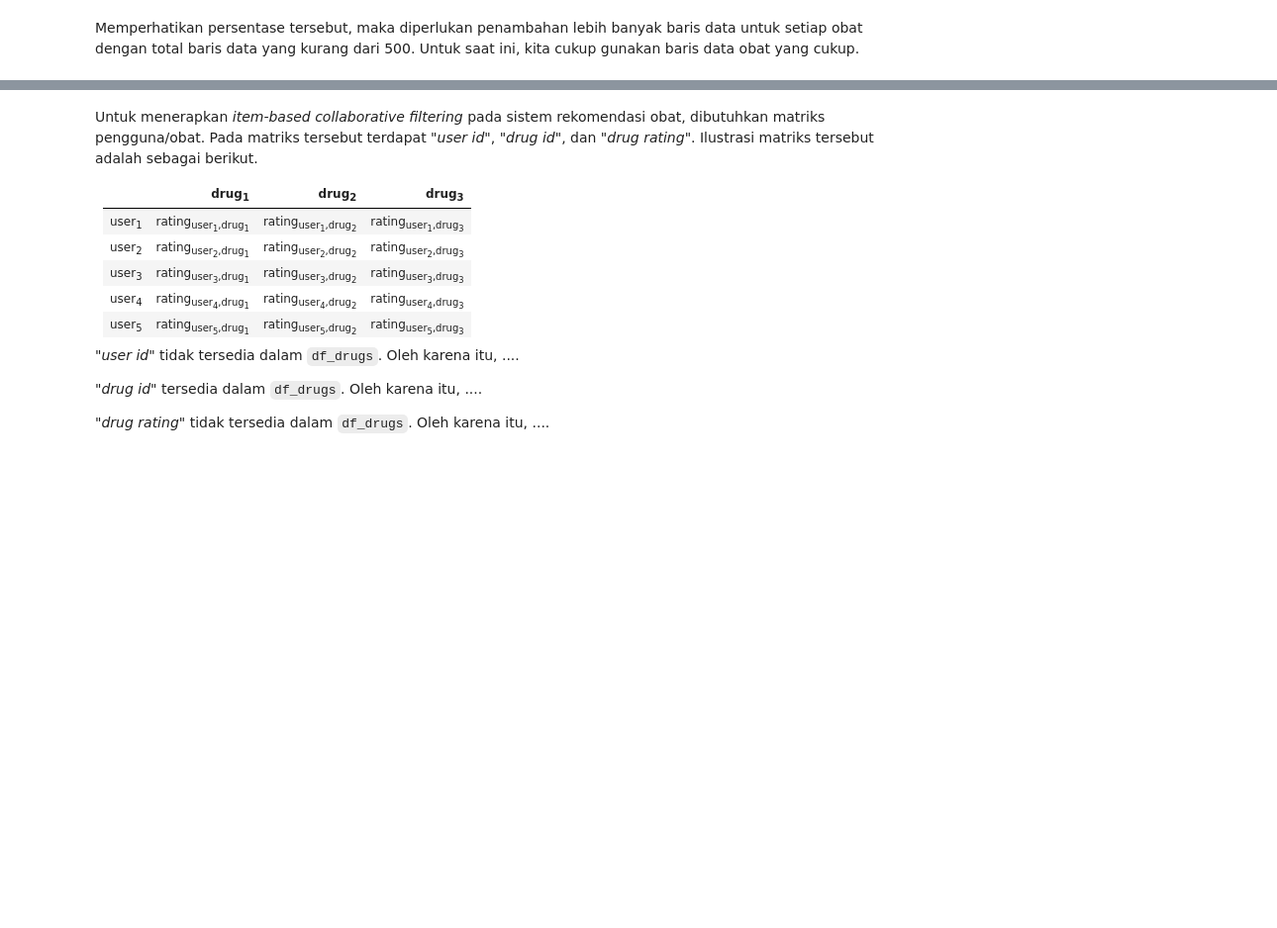
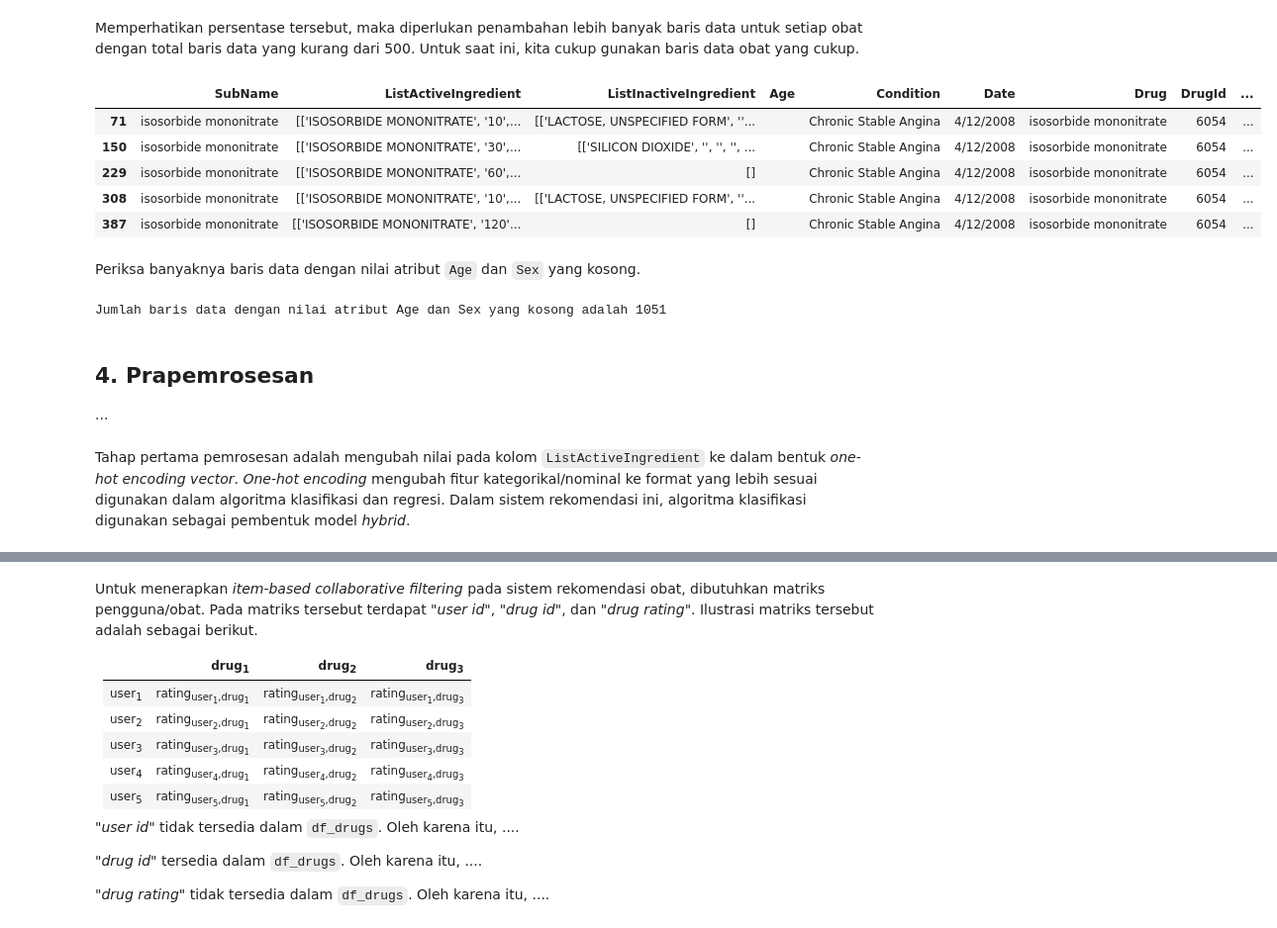
Before and after one commit to exemuel/weighted-hybrid-med-recsys, a Jupyter notebook: recommendation.ipynb, the cells around one changed output, grey strips where cells are left out. Shown at 99% size. Cells and saved outputs as stored; diff of their text form; code cells hidden in the pictures; blank space fills up the shorter version.

```diff
--- a/recommendation.ipynb
+++ b/recommendation.ipynb
@@ -471,3 +472,11 @@ Memperhatikan persentase tersebut, maka diperlukan penambahan lebih banyak baris
 # %%
 list_sufficient = [val for val, cnt in df_drugs["Drug"].value_counts().iteritems() if cnt >= 500]
 df_drugs_sub = df_drugs[df_drugs["Drug"].isin(list_sufficient)]
+df_drugs_sub[(df_drugs_sub["Age"] == " ") & (df_drugs_sub["Sex"] == " ")].head()
+# %% [output]
+|  | SubName | ListActiveIngredient | ListInactiveIngredient | Age | Condition | Date | Drug | DrugId | ... |
+| 71 | isosorbide mononitrate | [['ISOSORBIDE MONONITRATE', '10',... | [['LACTOSE, UNSPECIFIED FORM', ''... |  | Chronic Stable Angina | 4/12/2008 | isosorbide mononitrate | 6054 | ... |
+| 150 | isosorbide mononitrate | [['ISOSORBIDE MONONITRATE', '30',... | [['SILICON DIOXIDE', '', '', '', ... |  | Chronic Stable Angina | 4/12/2008 | isosorbide mononitrate | 6054 | ... |
+| 229 | isosorbide mononitrate | [['ISOSORBIDE MONONITRATE', '60',... | [] |  | Chronic Stable Angina | 4/12/2008 | isosorbide mononitrate | 6054 | ... |
+| 308 | isosorbide mononitrate | [['ISOSORBIDE MONONITRATE', '10',... | [['LACTOSE, UNSPECIFIED FORM', ''... |  | Chronic Stable Angina | 4/12/2008 | isosorbide mononitrate | 6054 | ... |
+| 387 | isosorbide mononitrate | [['ISOSORBIDE MONONITRATE', '120'... | [] |  | Chronic Stable Angina | 4/12/2008 | isosorbide mononitrate | 6054 | ... |
@@ -473,0 +485,13 @@ df_drugs_sub = df_drugs[df_drugs["Drug"].isin(list_sufficient)]
+# %% [markdown]
+Periksa banyaknya baris data dengan nilai atribut `Age` dan `Sex` yang kosong.
+# %%
+cnt_empty_agensex = df_drugs_sub[(df_drugs_sub["Age"] == " ") & (df_drugs_sub["Sex"] == " ")].shape[0]
+print("Jumlah baris data dengan nilai atribut Age dan Sex yang kosong adalah", cnt_empty_agensex)
+# %% [output]
+Jumlah baris data dengan nilai atribut Age dan Sex yang kosong adalah 1051
+# %% [markdown]
+## 4. Prapemrosesan
+
+...
+# %% [markdown]
+Tahap pertama pemrosesan adalah mengubah nilai pada kolom `ListActiveIngredient` ke dalam bentuk _one-hot encoding vector_. _One-hot encoding_ mengubah fitur kategorikal/nominal ke format yang lebih sesuai digunakan dalam algoritma klasifikasi dan regresi. Dalam sistem rekomendasi ini, algoritma klasifikasi digunakan sebagai pembentuk model _hybrid_.
```
Also changed, not shown: parts of 40 cells of this notebook.
